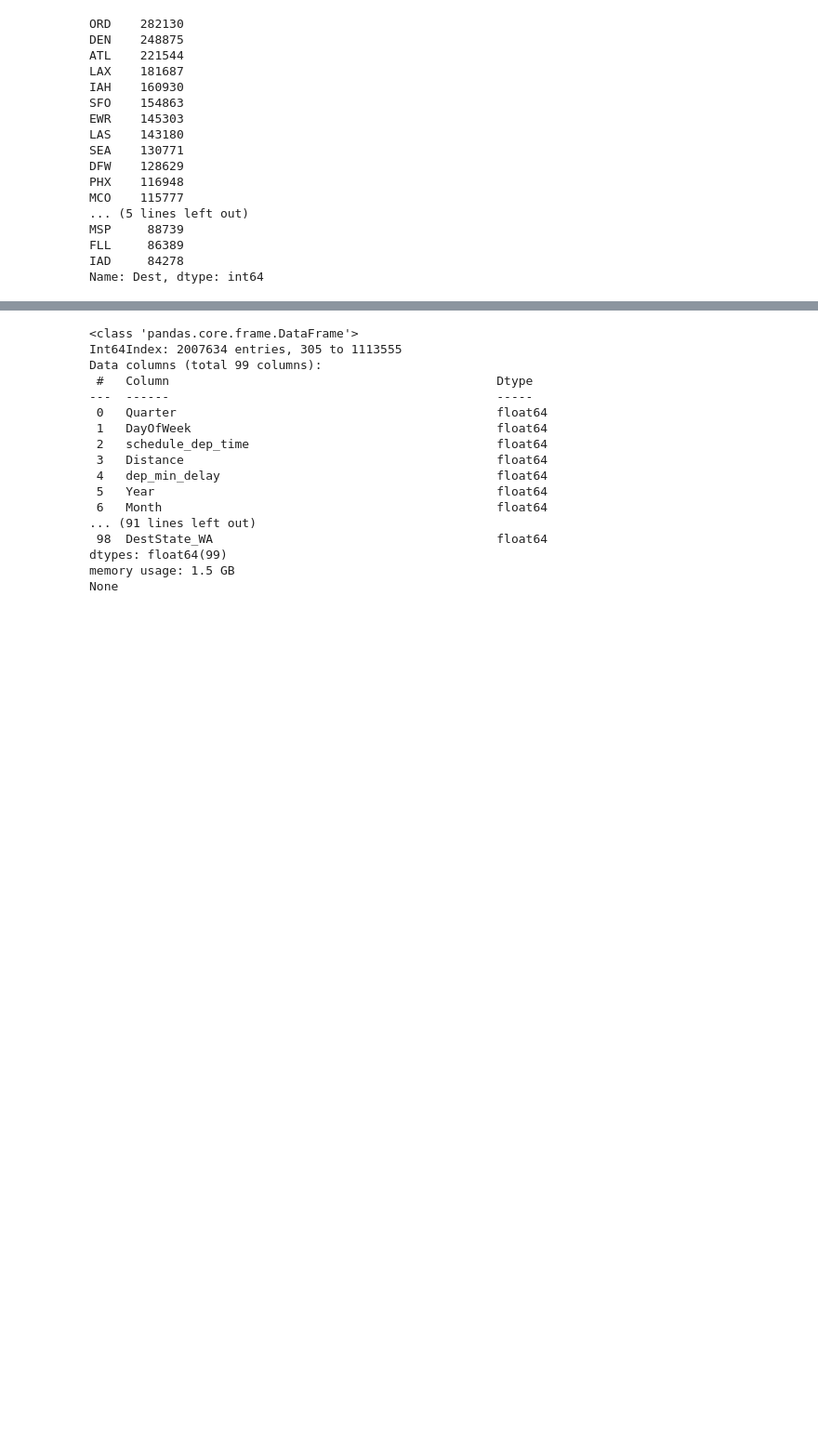
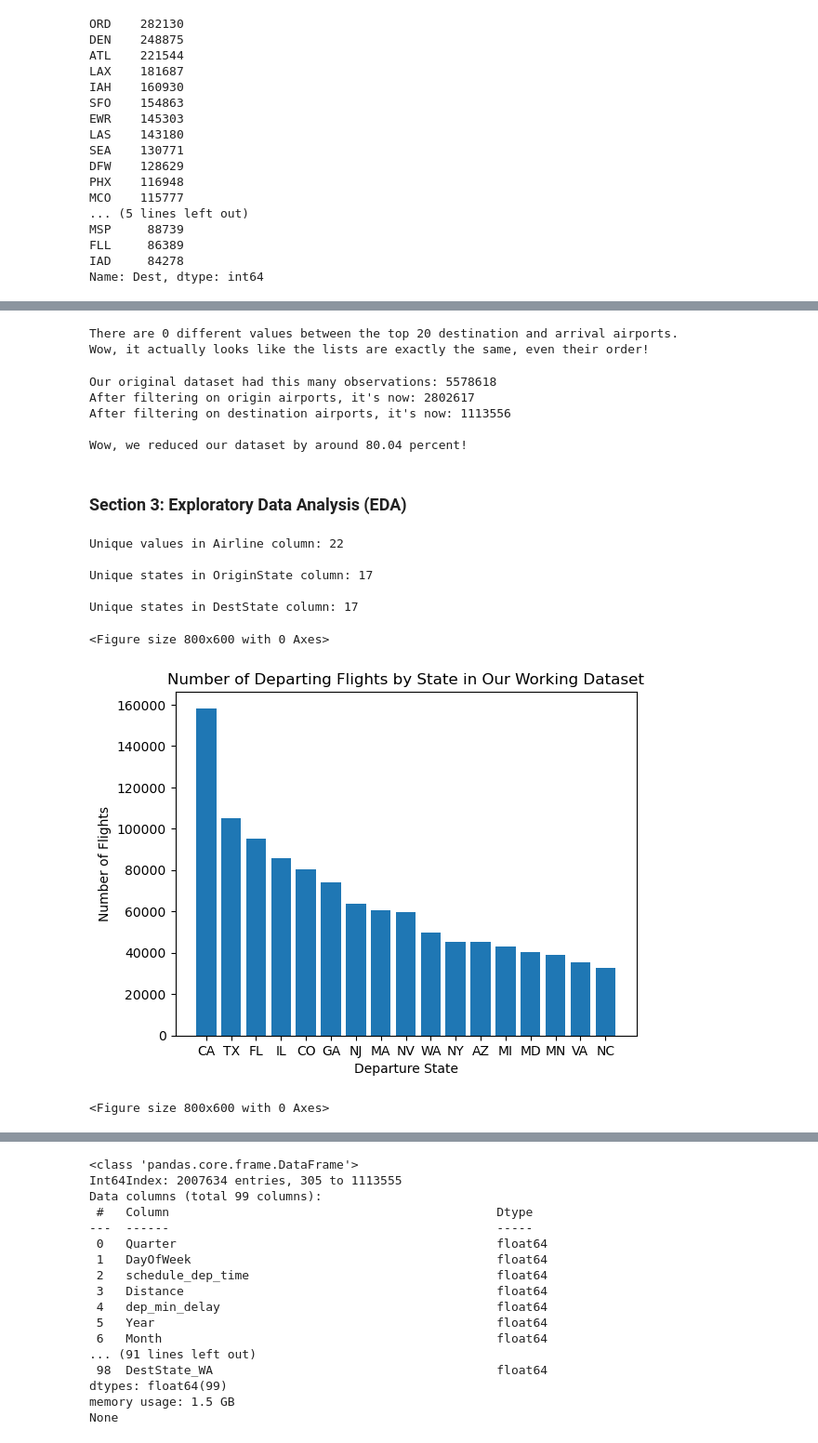
Before and after one commit to parkerho/545Project, a Jupyter notebook: project-notebook.ipynb, the cells around one changed output, grey strips where cells are left out. Shown at 93% size. Drawn from its saved outputs; the diff is of its cells as text; code cells hidden in the pictures; blank space fills up the shorter version.

```diff
--- a/project-notebook.ipynb
+++ b/project-notebook.ipynb
@@ -278,0 +236,75 @@ Name: DestState, dtype: int64
+# %%
+# Now that we have our most popular destination and arrival airports, how many unique values are
+# represented between these 2 lists?
+
+different_values = len(set(list(top_origins.reset_index()['index'])) ^ set(list(top_dest.reset_index()['index'])))
+
+print("There are " + str(different_values) + " different values between the top 20 destination and arrival airports.")
+print("Wow, it actually looks like the lists are exactly the same, even their order!")
+# %% [output]
+There are 0 different values between the top 20 destination and arrival airports.
+Wow, it actually looks like the lists are exactly the same, even their order!
+# %%
+# Reduce our dataset even further by filtering out any observation whose origin AND destination
+# is not among the list of most popular airports that we computed above. Then visualize how
+# many observations were removedfrom our dataset after each step.
+
+# First we filter out any observation whose origin airport is not among the most popular airports computed above
+df_flights_2018_clean_reduced = df_flights_2018_clean[df_flights_2018_clean['Origin'].isin(top_origins.index)]
+reduced_1 = len(df_flights_2018_clean_reduced)
+
+# Next we filter out any observation whose destination airport is not among the most popular airports computed above
+df_flights_2018_clean_reduced = df_flights_2018_clean_reduced[df_flights_2018_clean_reduced['Dest'].isin(top_dest.index)]
+reduced_2 = len(df_flights_2018_clean_reduced)
+
+# Display results
+print("Our original dataset had this many observations: " + str(original_length)) # original is 5.5 million rows
+print("After filtering on origin airports, it's now: "
+      + str(reduced_1)) # after filtering origin 2.8 million rows
+print("After filtering on destination airports, it's now: "
+      + str(reduced_2)) # now 1.1 million rows
+print("\nWow, we reduced our dataset by around " + str(round(100 *(1 - (reduced_2/original_length)), 2)) + " percent!")
+# %% [output]
+Our original dataset had this many observations: 5578618
+After filtering on origin airports, it's now: 2802617
+After filtering on destination airports, it's now: 1113556
+
+Wow, we reduced our dataset by around 80.04 percent!
+# %% [markdown]
+### Section 3: Exploratory Data Analysis (EDA)
+# %%
+# Now we want to make sure we haven't biased our data in some way by filtering as we have. Let's
+# verify a few statistics about our new working dataset to ensure we still have enough variety.
+
+# How many airlines are represented in our now filtered DataFrame
+print("Unique values in Airline column:", df_flights_2018_clean_reduced['Airline'].nunique())
+#Ok, we still have 22 different airlines represented. This is good.
+
+# How many different states appear among our departure airports
+print("\nUnique states in OriginState column:", df_flights_2018_clean_reduced['OriginState'].nunique())
+
+# How many different states appear among our arrival airports
+print("\nUnique states in DestState column:", df_flights_2018_clean_reduced['OriginState'].nunique())
+# %% [output]
+Unique values in Airline column: 22
+
+Unique states in OriginState column: 17
+
+Unique states in DestState column: 17
+# %%
+# We feel that the values printed by the above cell are going to be a wide enough sample to
+# give us reliable results from our ML models. Now, let's explore our data a little bit.
+# Firstly, let's visualize our states to see where the bulk of our data is coming from.
+
+# Visualize most popular departure states
+temp_df = df_flights_2018_clean_reduced['OriginState'].value_counts().reset_index()
+
+plt.bar(temp_df['index'], temp_df['OriginState'], width=0.8, align='center')
+plt.xlabel("Departure State")
+plt.ylabel("Number of Flights")
+plt.title("Number of Departing Flights by State in Our Working Dataset")
+plt.figure(figsize=(8,6))
+# %% [output]
+<Figure size 800x600 with 0 Axes>
+[figure, added]
+<Figure size 800x600 with 0 Axes>
```
Also changed, not shown: parts of 55 cells of this notebook.
